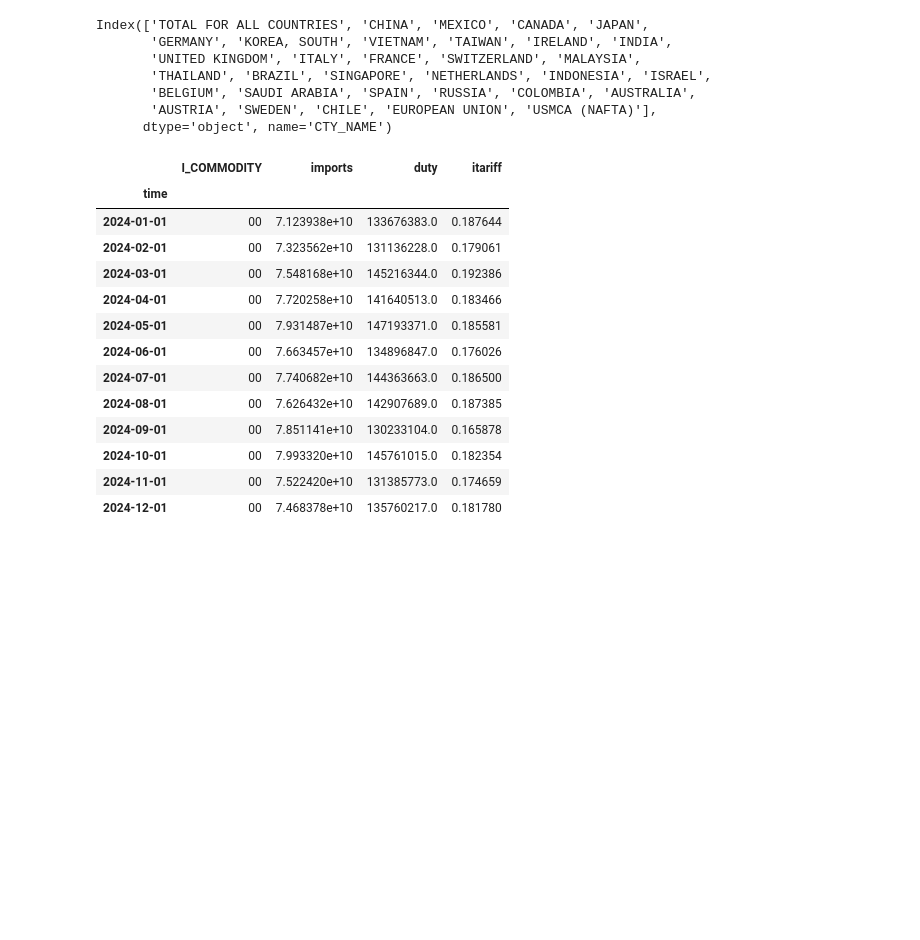
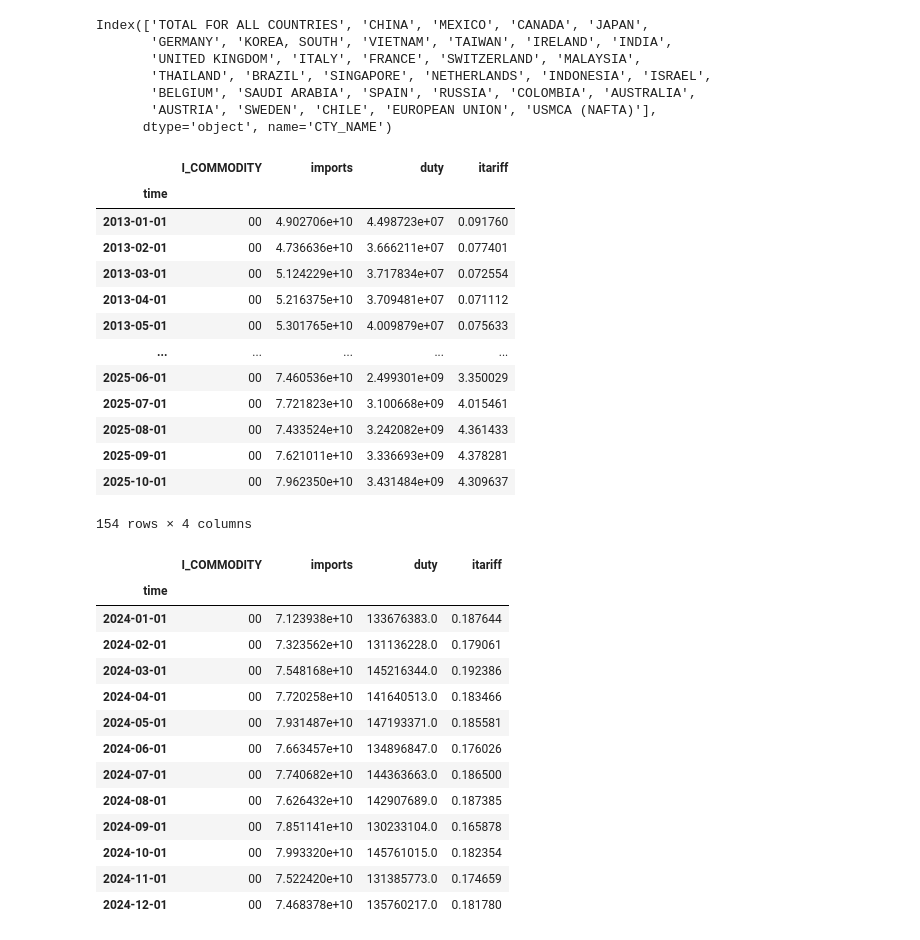
Before and after one commit to tradewartracker/us-imports-hs2, a Jupyter notebook: make-imports-hs2-dataset.ipynb, the cells around one changed output. Drawn from its saved outputs; the diff is of its cells as text; code cells hidden in the pictures; blank space fills up the shorter version.

```diff
--- a/make-imports-hs2-dataset.ipynb
+++ b/make-imports-hs2-dataset.ipynb
@@ -178,7 +177,7 @@ for xxx in country_list:
     #pq.write_table(pa.Table.from_pandas(foo), file)
     #this combines the two periods
 
-    df = df.append(foo)
+    df = pd.concat([df, foo], ignore_index=True)
 
 df.time = pd.to_datetime(df.time, format="%Y-%m")
 
@@ -193,7 +192,7 @@ total.reset_index(inplace = True)
 total["I_COMMODITY"] = "00"
 total["I_COMMODITY_SDESC"] = "ALL PRODUCTS"
 
-df = df.append(total)
+df = pd.concat([df, total], ignore_index=True)
 
 df["itariff"] = 100*df["duty"]/df["imports"]
 
@@ -201,7 +200,7 @@ df.drop(["CON_VAL_MO", "COMM_LVL", "CTY_CODE", "CAL_DUT_MO"], axis = 1, inplace
 
 df["I_COMMODITY_SDESC"] = "HS CODE " + df["I_COMMODITY"] + ", " + df["I_COMMODITY_SDESC"]
 
-df["I_COMMODITY_SDESC"].replace({"HS CODE 00, ALL PRODUCTS": "ALL PRODUCTS"}, inplace = True)
+df["I_COMMODITY_SDESC"] = df["I_COMMODITY_SDESC"].replace({"HS CODE 00, ALL PRODUCTS": "ALL PRODUCTS"})
 
 df.set_index(["CTY_NAME","I_COMMODITY_SDESC","time"],inplace = True)
 
@@ -218,4 +217,21 @@ Index(['TOTAL FOR ALL COUNTRIES', 'CHINA', 'MEXICO', 'CANADA', 'JAPAN',
        'BELGIUM', 'SAUDI ARABIA', 'SPAIN', 'RUSSIA', 'COLOMBIA', 'AUSTRALIA',
        'AUSTRIA', 'SWEDEN', 'CHILE', 'EUROPEAN UNION', 'USMCA (NAFTA)'],
       dtype='object', name='CTY_NAME')
+# %%
+df.loc["USMCA (NAFTA)","ALL PRODUCTS"]
+# %% [output]
+|  | I_COMMODITY | imports | duty | itariff |
+| time |  |  |  |  |
+| 2013-01-01 | 00 | 4.902706e+10 | 4.498723e+07 | 0.091760 |
+| 2013-02-01 | 00 | 4.736636e+10 | 3.666211e+07 | 0.077401 |
+| 2013-03-01 | 00 | 5.124229e+10 | 3.717834e+07 | 0.072554 |
+| 2013-04-01 | 00 | 5.216375e+10 | 3.709481e+07 | 0.071112 |
+| 2013-05-01 | 00 | 5.301765e+10 | 4.009879e+07 | 0.075633 |
+| ... | ... | ... | ... | ... |
+| 2025-06-01 | 00 | 7.460536e+10 | 2.499301e+09 | 3.350029 |
+| 2025-07-01 | 00 | 7.721823e+10 | 3.100668e+09 | 4.015461 |
+| 2025-08-01 | 00 | 7.433524e+10 | 3.242082e+09 | 4.361433 |
+| 2025-09-01 | 00 | 7.621011e+10 | 3.336693e+09 | 4.378281 |
+| 2025-10-01 | 00 | 7.962350e+10 | 3.431484e+09 | 4.309637 |
+154 rows × 4 columns
 # %%
```
Also changed, not shown: parts of 10 cells of this notebook, 2 other files.
